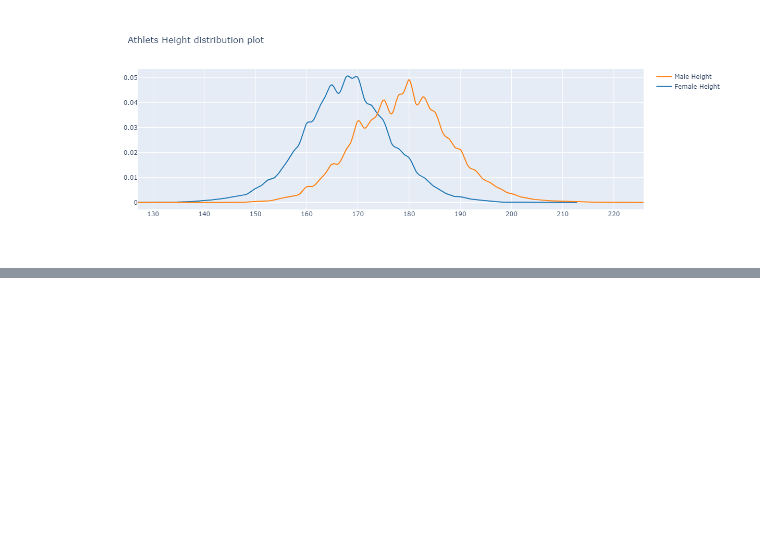
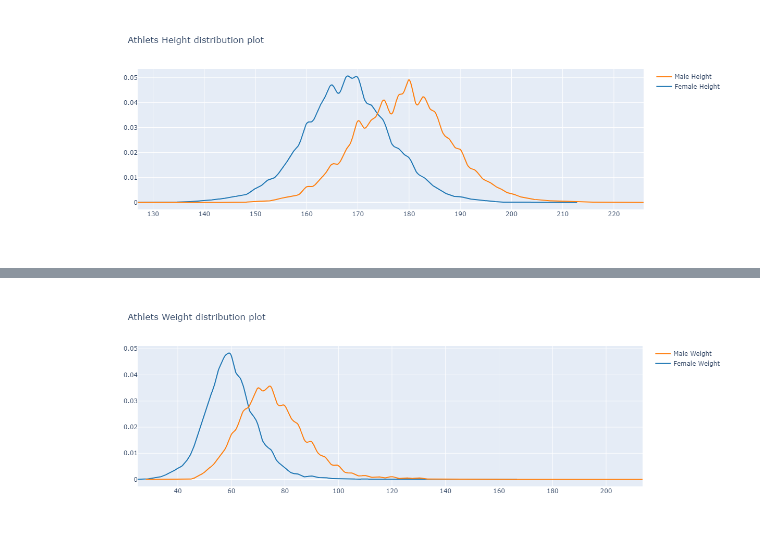
Before and after one commit to jyns417/Datathon, a Jupyter notebook: AhnJinDok/datathon1.ipynb, the cells around one changed output, grey strips where cells are left out. Cells and saved outputs as stored; diff of their text form; code cells hidden in the pictures; blank space fills up the shorter version.

```diff
--- a/AhnJinDok/datathon1.ipynb
+++ b/AhnJinDok/datathon1.ipynb
@@ -506,3 +506,18 @@ display(img)
 # %% [output]
 [interactive output not drawn]
 [figure]
+# %%
+# 남녀성별 몸무게
+female_w = olympics_df[olympics_df['Sex']=='F']['Weight'].dropna()
+male_w = olympics_df[olympics_df['Sex']=='M']['Weight'].dropna()
+
+hist_data = [female_w, male_w]
+group_labels = ['Female Weight', 'Male Weight']
+
+fig = ff.create_distplot(hist_data, group_labels, show_hist=False, show_rug=False)
+fig['layout'].update(title='Athlets Weight distribution plot')
+iplot(fig, filename='dist_only')
+
+img = Image.open('athlets_weight_distribution.png')
+display(img)
+# %% [output]
@@ -508,0 +525 @@ display(img)
+[figure, added]
```
Also changed, not shown: parts of 5 cells of this notebook.
